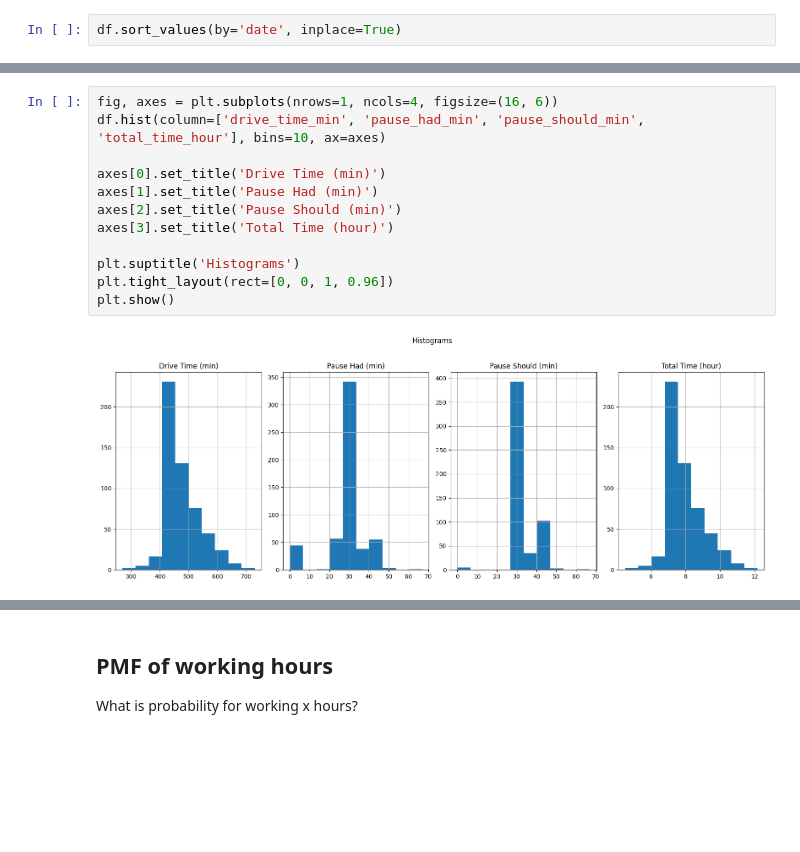
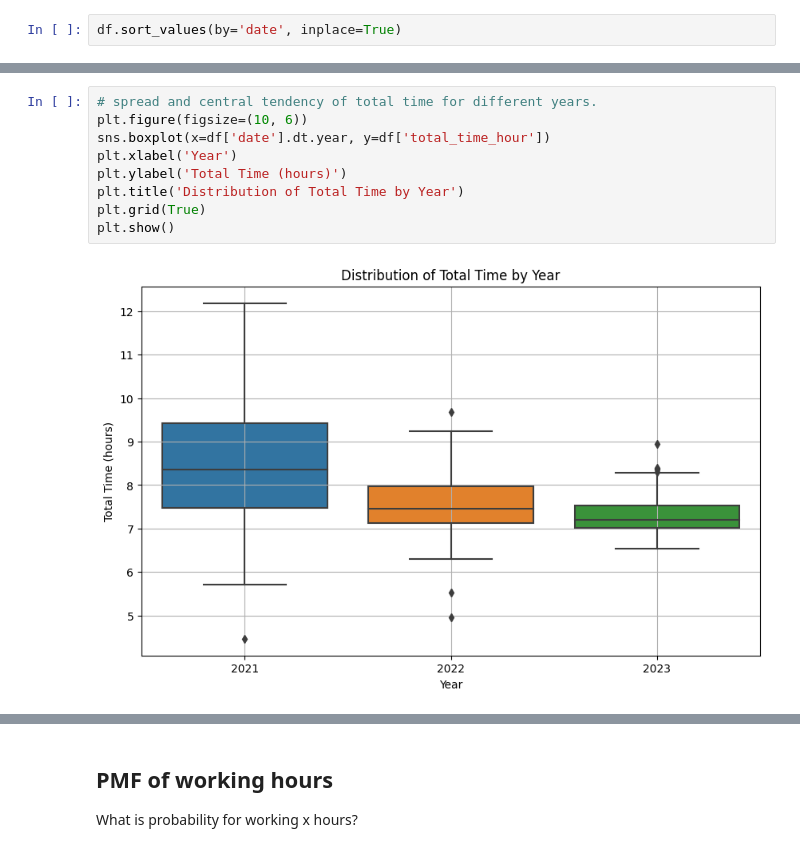
Before and after one commit to Ujstor/Data-Science-Introduction, a Jupyter notebook: 01_numpy_pandas_matplotlib/WorkingHours_data_analysis/data_analysis.ipynb, the cells around one changed output, grey strips where cells are left out. Cells and saved outputs as stored; diff of their text form; blank space fills up the shorter version.

```diff
--- a/01_numpy_pandas_matplotlib/WorkingHours_data_analysis/data_analysis.ipynb
+++ b/01_numpy_pandas_matplotlib/WorkingHours_data_analysis/data_analysis.ipynb
@@ -119,14 +102,11 @@ plt.show()
-# %%
-fig, axes = plt.subplots(nrows=1, ncols=4, figsize=(16, 6))
-df.hist(column=['drive_time_min', 'pause_had_min', 'pause_should_min', 'total_time_hour'], bins=10, ax=axes)
-
-axes[0].set_title('Drive Time (min)')
-axes[1].set_title('Pause Had (min)')
-axes[2].set_title('Pause Should (min)')
-axes[3].set_title('Total Time (hour)')
-
-plt.suptitle('Histograms')
-plt.tight_layout(rect=[0, 0, 1, 0.96])
-plt.show()
-# %% [output]
-[figure, removed]
+# %%
+# spread and central tendency of total time for different years.
+plt.figure(figsize=(10, 6))
+sns.boxplot(x=df['date'].dt.year, y=df['total_time_hour'])
+plt.xlabel('Year')
+plt.ylabel('Total Time (hours)')
+plt.title('Distribution of Total Time by Year')
+plt.grid(True)
+plt.show()
+# %% [output]
+[figure, added]
```
Also changed, not shown: parts of 17 cells of this notebook, 5 other files.
